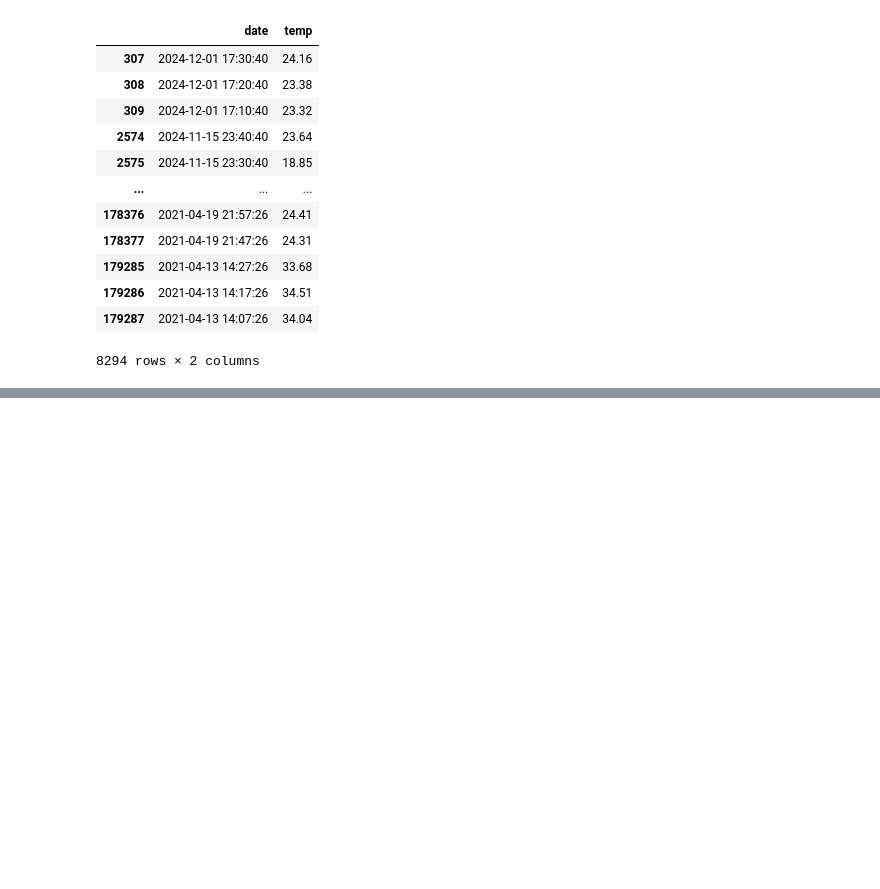
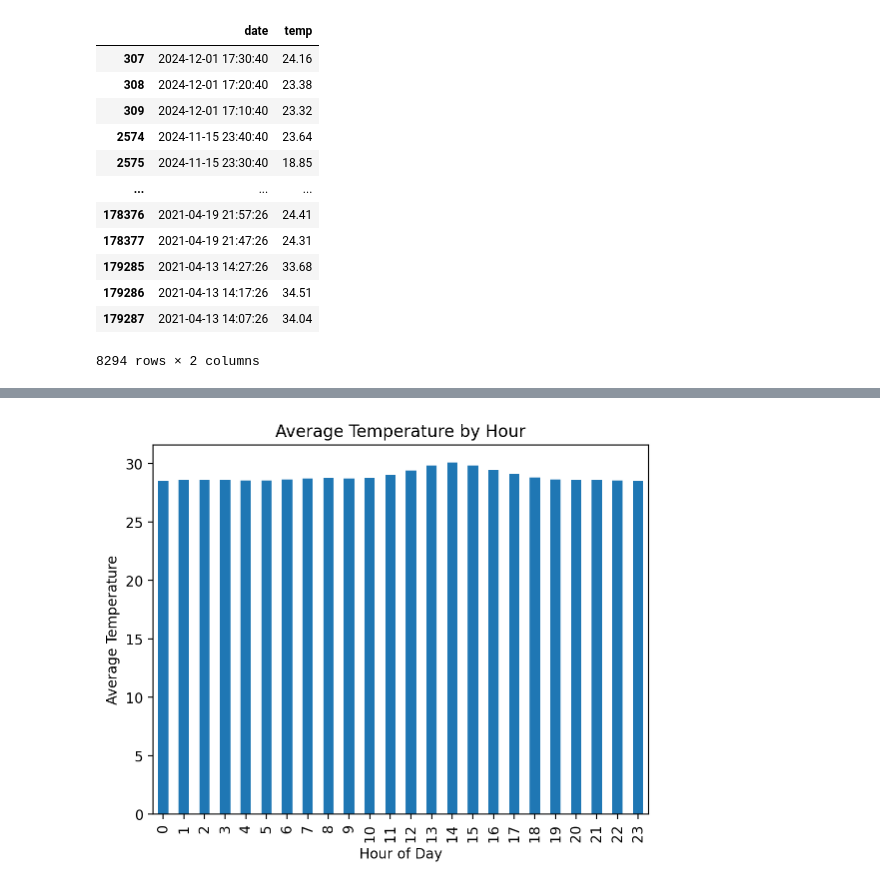
Before and after one commit to PotapenkoOleg/ai-notebooks, a Jupyter notebook: ai_notebooks/pandas/temps.ipynb, the cells around one changed output, grey strips where cells are left out. Drawn from its saved outputs; the diff is of its cells as text; code cells hidden in the pictures; blank space fills up the shorter version.

```diff
--- a/ai_notebooks/pandas/temps.ipynb
+++ b/ai_notebooks/pandas/temps.ipynb
@@ -72,0 +108,3 @@ outliers
+# %%
+df['hour'] = df['date'].dt.hour
+df.head()
@@ -72,0 +118,9 @@ outliers
+# %%
+hourly_avg = df.groupby('hour')['temp'].mean()
+hourly_avg.plot(kind='bar')
+plt.xlabel('Hour of Day')
+plt.ylabel('Average Temperature')
+plt.title('Average Temperature by Hour')
+plt.show()
+# %% [output]
+[figure, added]
```
Also changed, not shown: parts of 8 cells of this notebook, 13 other files.
